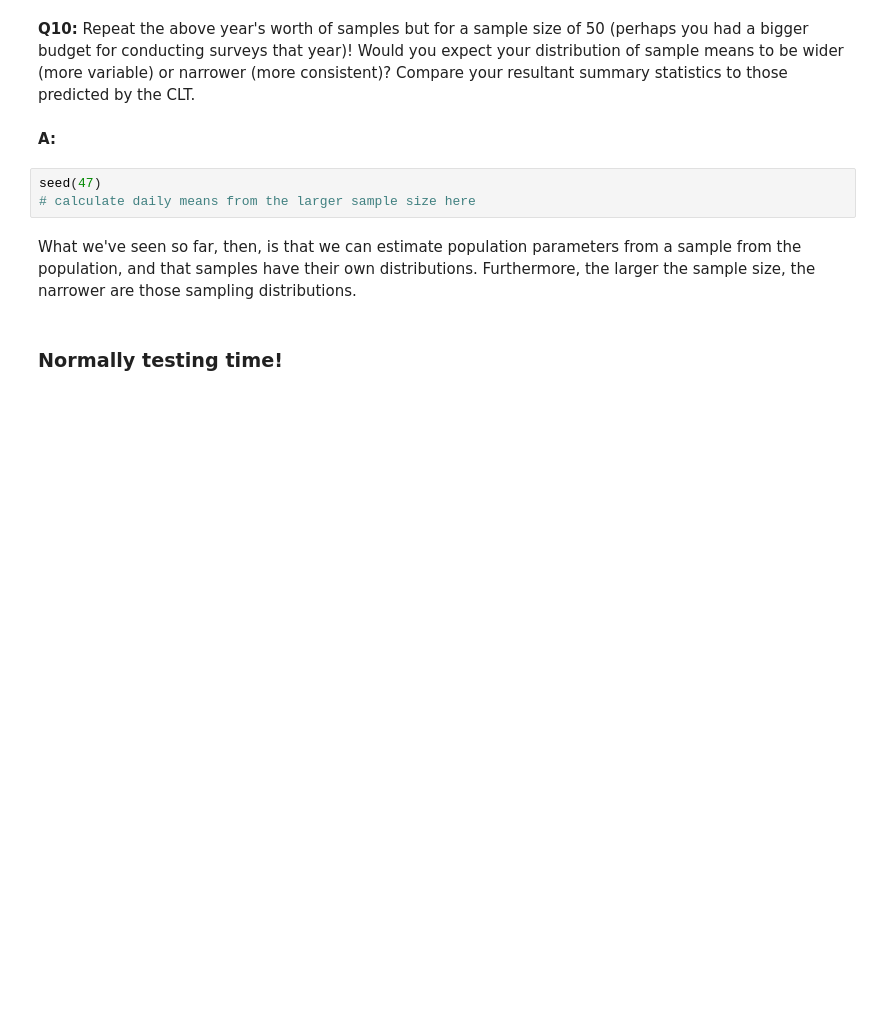
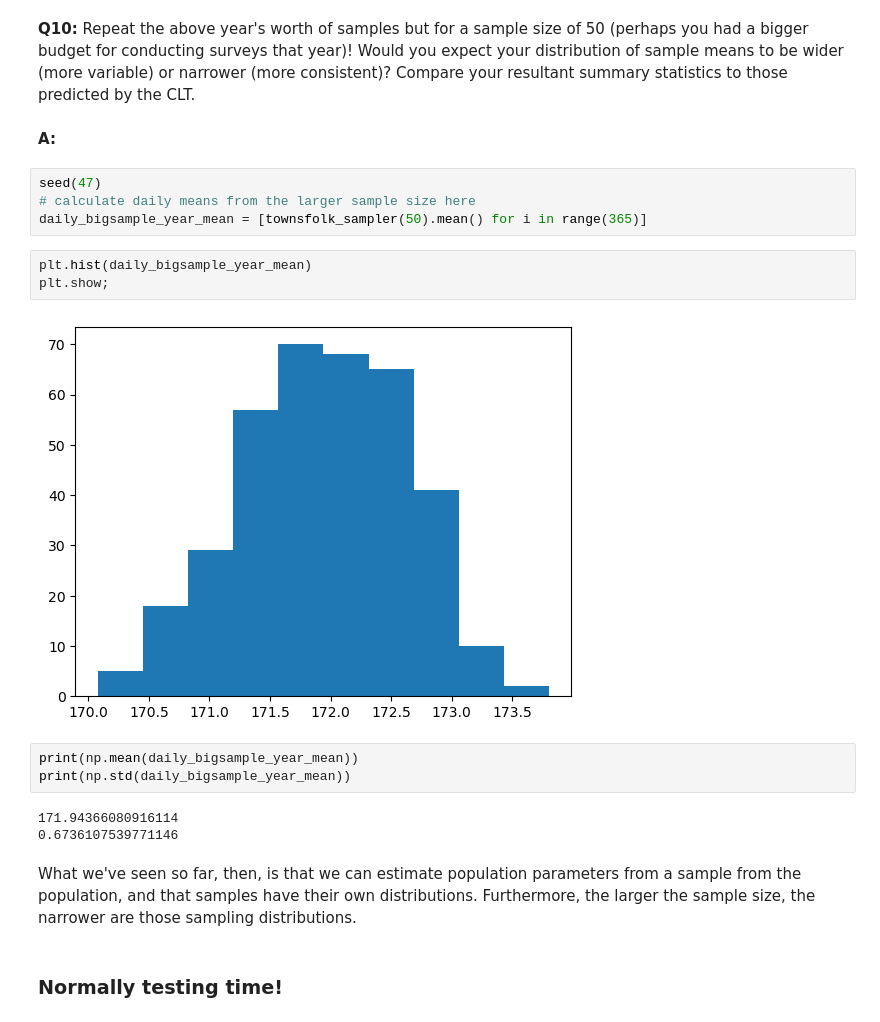
Before and after one commit to samcast1/dsc, a Jupyter notebook: Frequentist Case Study/1585247986_Frequentist_Case_Study/Frequentist Case Study/Frequentist Inference Case Study - Part A (3).ipynb, the cells around one changed output. Cells and saved outputs as stored; diff of their text form; blank space fills up the shorter version.

```diff
--- a/Frequentist Case Study/1585247986_Frequentist_Case_Study/Frequentist Case Study/Frequentist Inference Case Study - Part A (3).ipynb
+++ b/Frequentist Case Study/1585247986_Frequentist_Case_Study/Frequentist Case Study/Frequentist Inference Case Study - Part A (3).ipynb
@@ -253,6 +267,18 @@ __A:__
 # %%
 seed(47)
 # calculate daily means from the larger sample size here
+daily_bigsample_year_mean = [townsfolk_sampler(50).mean() for i in range(365)]
+# %%
+plt.hist(daily_bigsample_year_mean)
+plt.show;
+# %% [output]
+[figure, added]
+# %%
+print(np.mean(daily_bigsample_year_mean))
+print(np.std(daily_bigsample_year_mean))
+# %% [output]
+171.94366080916114
+0.6736107539771146
 # %% [markdown]
 What we've seen so far, then, is that we can estimate population parameters from a sample from the population, and that samples have their own distributions. Furthermore, the larger the sample size, the narrower are those sampling distributions.
 # %% [markdown]
```
Also changed, not shown: parts of 17 cells of this notebook.
